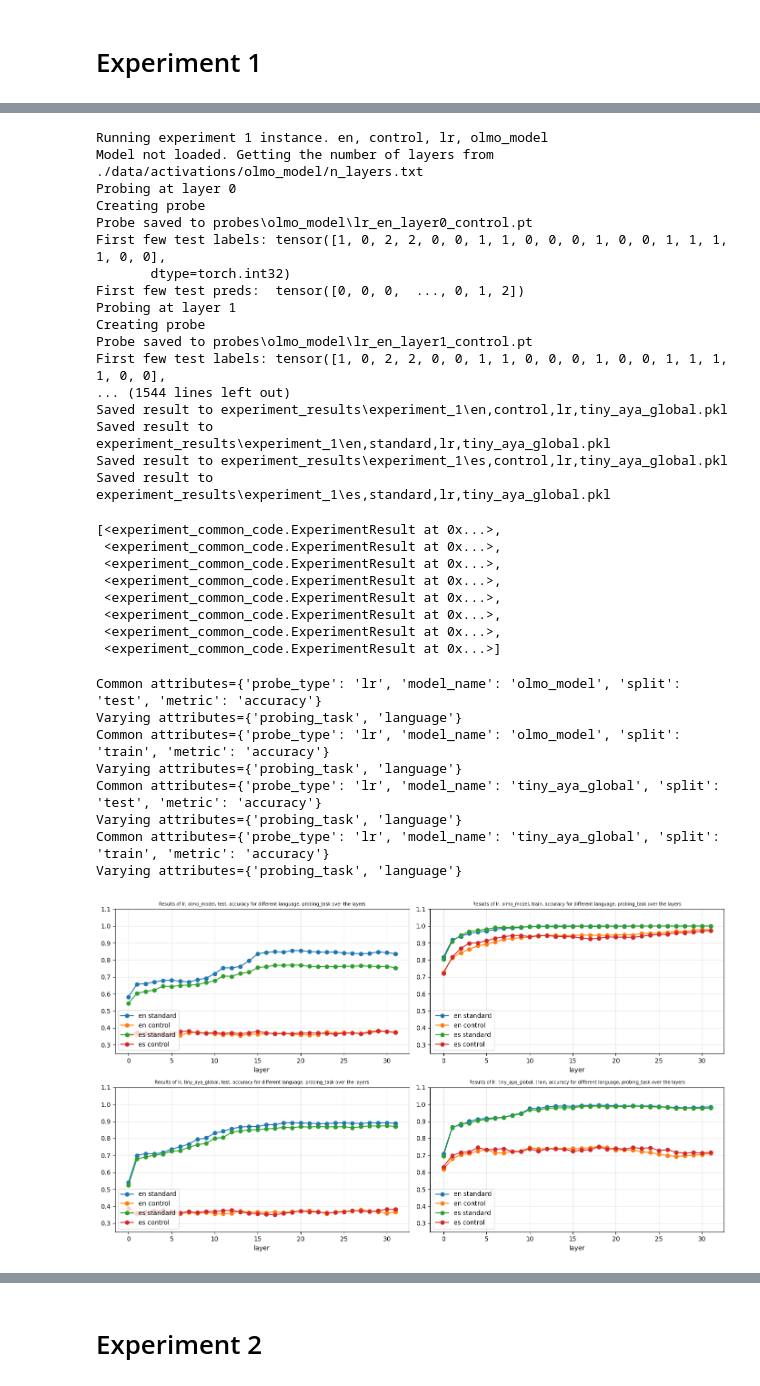
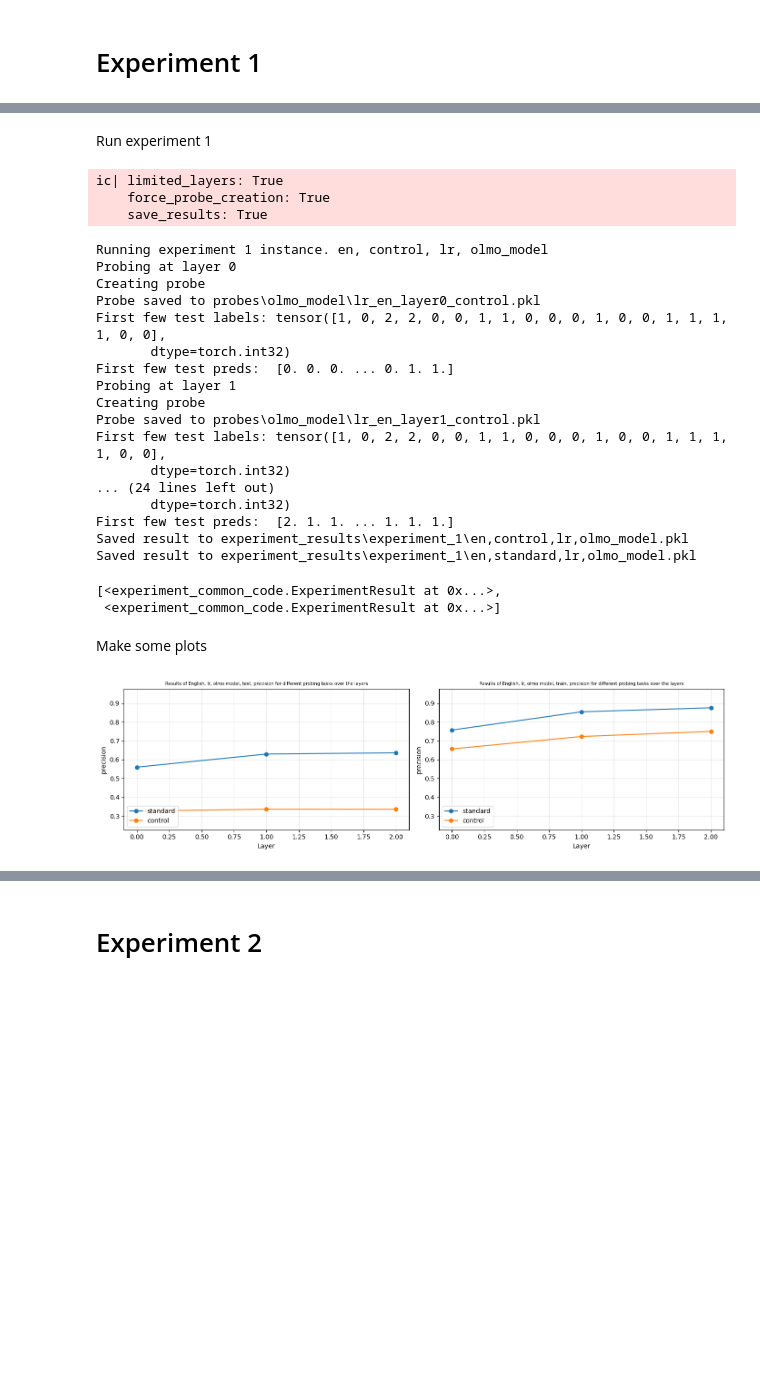
Before and after one commit to Zawezu/probing_nli, a Jupyter notebook: experiments_manager.ipynb, the cells around one changed output, grey strips where cells are left out. Saved outputs shown, nothing was run; the diff lists cells and outputs as text; code cells hidden in the pictures; blank space fills up the shorter version.

Commit message:
Minor extra plotting improvements. Make LRProbe no longer rely on pytorch.

```diff
--- a/experiments_manager.ipynb
+++ b/experiments_manager.ipynb
@@ -18,7 +20,7 @@ languages: list[str] = LANGUAGES
 probe_type: str = "lr"
 num_layers: int | None = None
 
-custom = False
+custom = True
 if custom:
     model_names = ["olmo_model"]
     languages = ["en"]
@@ -35,9 +38,11 @@ ic| custom: False
+# %% [markdown]
+Run experiment 1
 # %%
-limited_layers = False
+limited_layers = True
 if limited_layers:
     num_layers = 3
 
-force_probe_creation: bool = False
+force_probe_creation: bool = True
 
 save_results: bool = True
 
@@ -45,28 +50,25 @@ ic(limited_layers, force_probe_creation, save_results)
 
 run_experiment_1(languages, "standard", "control", probe_type, model_names, force_probe_creation, num_layers=num_layers, save_results=save_results)
 # %% [output]
-Running experiment 1 instance. en, control, lr, olmo_model
-Model not loaded. Getting the number of layers from ./data/activations/olmo_model/n_layers.txt
-Probing at layer 0
-Creating probe
-Probe saved to probes\olmo_model\lr_en_layer0_control.pt
-First few test labels: tensor([1, 0, 2, 2, 0, 0, 1, 1, 0, 0, 0, 1, 0, 0, 1, 1, 1, 1, 0, 0],
-       dtype=torch.int32)
-First few test preds:  tensor([0, 0, 0,  ..., 0, 1, 2])
-Probing at layer 1
-Creating probe
-Probe saved to probes\olmo_model\lr_en_layer1_control.pt
-First few test labels: tensor([1, 0, 2, 2, 0, 0, 1, 1, 0, 0, 0, 1, 0, 0, 1, 1, 1, 1, 0, 0],
-... (1544 lines left out)
-Saved result to experiment_results\experiment_1\en,control,lr,tiny_aya_global.pkl
-Saved result to experiment_results\experiment_1\en,standard,lr,tiny_aya_global.pkl
-Saved result to experiment_results\experiment_1\es,control,lr,tiny_aya_global.pkl
-Saved result to experiment_results\experiment_1\es,standard,lr,tiny_aya_global.pkl
+ic| limited_layers: True
+    force_probe_creation: True
+    save_results: True
-[<experiment_common_code.ExperimentResult at 0x...>,
- <experiment_common_code.ExperimentResult at 0x...>,
- <experiment_common_code.ExperimentResult at 0x...>,
- <experiment_common_code.ExperimentResult at 0x...>,
- <experiment_common_code.ExperimentResult at 0x...>,
- <experiment_common_code.ExperimentResult at 0x...>,
- <experiment_common_code.ExperimentResult at 0x...>,
- <experiment_common_code.ExperimentResult at 0x...>]
+Running experiment 1 instance. en, control, lr, olmo_model
+Probing at layer 0
+Creating probe
+Probe saved to probes\olmo_model\lr_en_layer0_control.pkl
+First few test labels: tensor([1, 0, 2, 2, 0, 0, 1, 1, 0, 0, 0, 1, 0, 0, 1, 1, 1, 1, 0, 0],
+       dtype=torch.int32)
+First few test preds:  [0. 0. 0. ... 0. 1. 1.]
+Probing at layer 1
+Creating probe
+Probe saved to probes\olmo_model\lr_en_layer1_control.pkl
+First few test labels: tensor([1, 0, 2, 2, 0, 0, 1, 1, 0, 0, 0, 1, 0, 0, 1, 1, 1, 1, 0, 0],
+       dtype=torch.int32)
+... (24 lines left out)
+       dtype=torch.int32)
+First few test preds:  [2. 1. 1. ... 1. 1. 1.]
+Saved result to experiment_results\experiment_1\en,control,lr,olmo_model.pkl
+Saved result to experiment_results\experiment_1\en,standard,lr,olmo_model.pkl
+[<experiment_common_code.ExperimentResult at 0x...>,
+ <experiment_common_code.ExperimentResult at 0x...>]
@@ -72,0 +80,2 @@ Saved result to experiment_results\experiment_1\es,standard,lr,tiny_aya_global.p
+# %% [markdown]
+Make some plots
@@ -73,16 +116,6 @@ Saved result to experiment_results\experiment_1\es,standard,lr,tiny_aya_global.p
 # %%
-# Get list of plots showing accuracy
-plots_to_make = get_list_of_plots(model_names, ["test", "train"], languages, ["standard", "control"], probe_type, 1, "accuracy")
-
-# Make some plots
-plot_metrics_by_group(plots_to_make, "layer", show=True)
+# Get list of plots showing some arbitrary metric
+metric = "precision"
+show_plots(model_names, ["test", "train"], languages, ["standard", "control"], probe_type, 1, metric)
 # %% [output]
-Common attributes={'probe_type': 'lr', 'model_name': 'olmo_model', 'split': 'test', 'metric': 'accuracy'}
-Varying attributes={'probing_task', 'language'}
-Common attributes={'probe_type': 'lr', 'model_name': 'olmo_model', 'split': 'train', 'metric': 'accuracy'}
-Varying attributes={'probing_task', 'language'}
-Common attributes={'probe_type': 'lr', 'model_name': 'tiny_aya_global', 'split': 'test', 'metric': 'accuracy'}
-Varying attributes={'probing_task', 'language'}
-Common attributes={'probe_type': 'lr', 'model_name': 'tiny_aya_global', 'split': 'train', 'metric': 'accuracy'}
-Varying attributes={'probing_task', 'language'}
-[figure, old version]
+[figure, new version]
```
Also changed, not shown: parts of 15 cells of this notebook, 6 other files.
